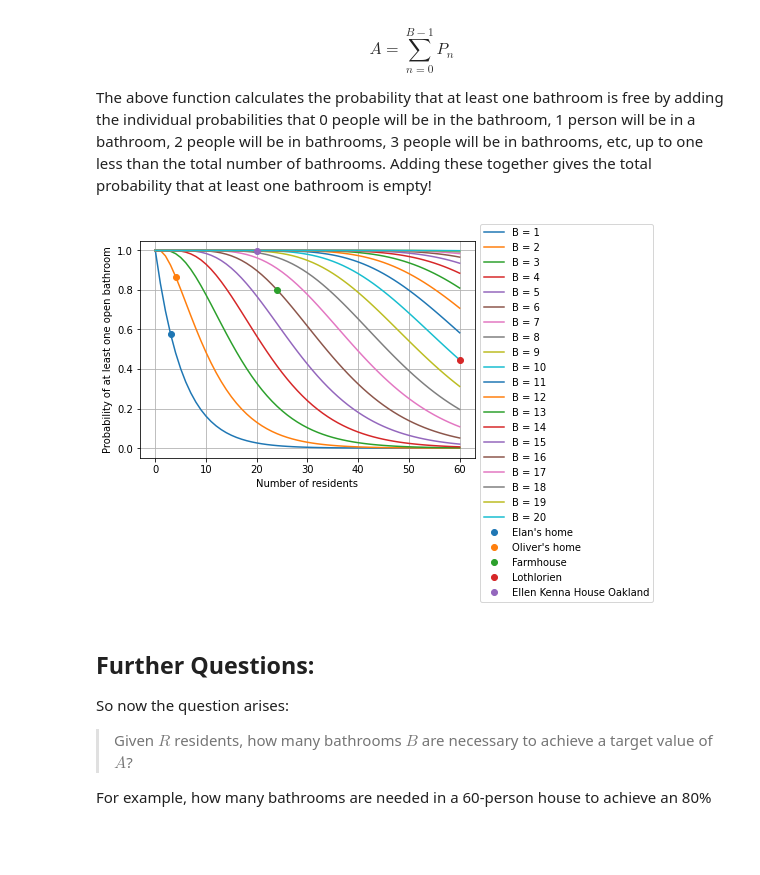
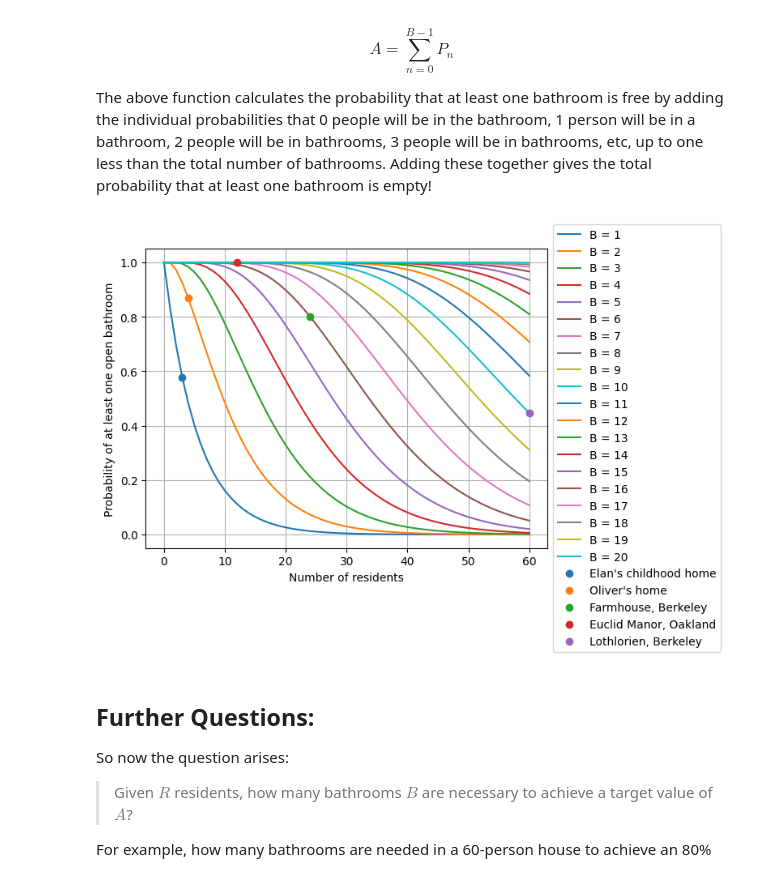
Before and after one commit to elanlavie/CommunalBathrooms, a Jupyter notebook: Bathrooms.ipynb, the cells around one changed output. Cells and saved outputs as stored; diff of their text form; code cells hidden in the pictures; blank space fills up the shorter version.

```diff
--- a/Bathrooms.ipynb
+++ b/Bathrooms.ipynb
@@ -140,24 +140,24 @@ def plot_house(B, R, q, label):
 # %%
 #plt.figure(figsize=(10, 5))
 for B in B_arr:
   plt.plot(R_arr, A(B, R_arr, q), label='B = {}'.format(B))
 
 #The above creates 20 plots of the probability of at least one bathroom being free vs
 #number of residents for houses with 1 through 20 bathrooms.
 #(Each time it runs through the for loop it creates a new plot for the next number of bathrooms)
 
-plot_house(1, 3, q, "Elan's home")
+plot_house(1, 3, q, "Elan's childhood home")
 plot_house(2, 4, q, "Oliver's home")
-plot_house(6, 24, q, "Farmhouse")
-plot_house(10, 60, q, "Lothlorien")
-plot_house(9, 20, q, "Ellen Kenna House Oakland")
+plot_house(6, 24, q, "Farmhouse, Berkeley")
+plot_house(7, 12, q, "Euclid Manor, Oakland")
+plot_house(10, 60, q, "Lothlorien, Berkeley")
 
 plt.xlabel('Number of residents')
 plt.ylabel('Probability of at least one open bathroom')
 plt.legend(bbox_to_anchor=(1, 1.1))
 plt.grid()
 # %% [output]
-[figure, old version]
+[figure, new version]
 # %% [markdown]
 ## Further Questions:
 
```
Also changed, not shown: parts of 2 cells of this notebook.
